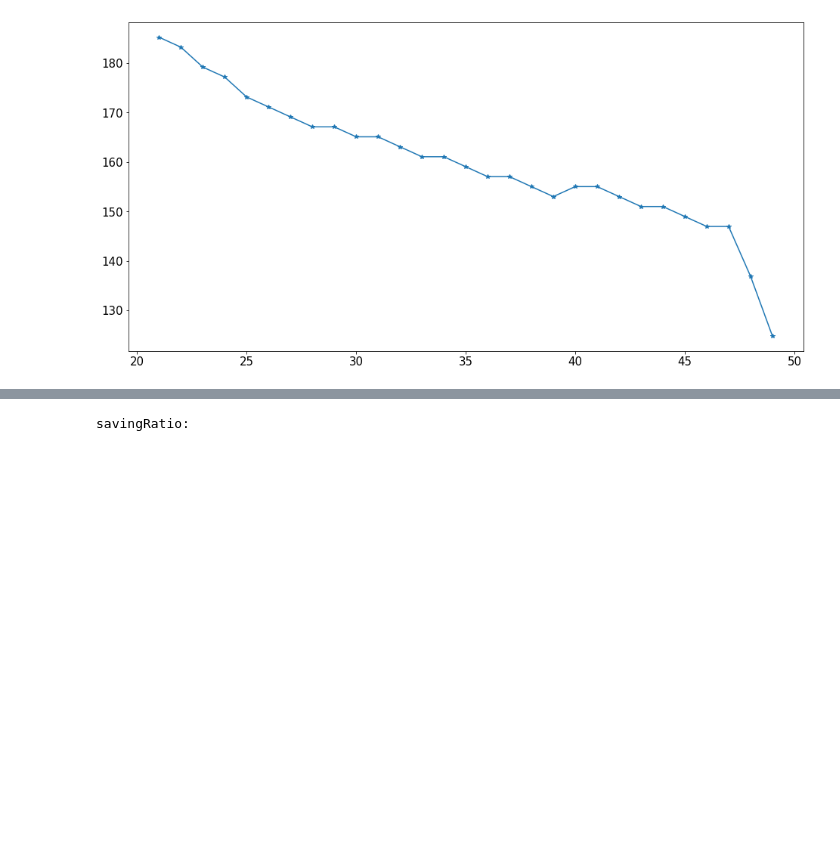
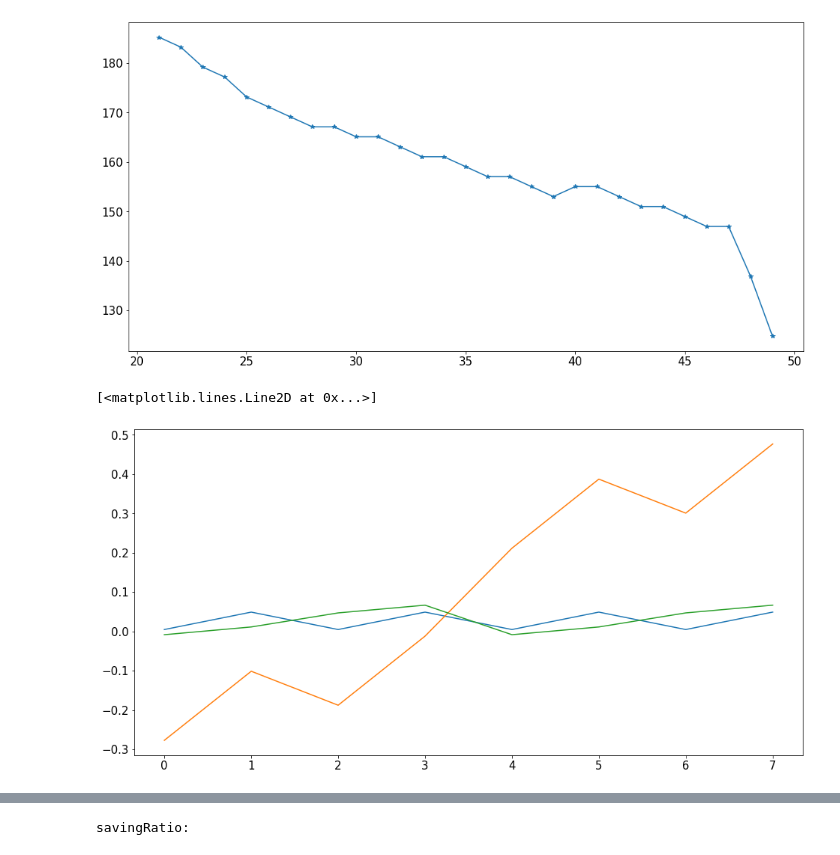
Before and after one commit to dongxulee/lifeCycleRefine, a Jupyter notebook: 20211025/simulation_richLow.ipynb, the cells around one changed output, grey strips where cells are left out. Drawn from its saved outputs; the diff is of its cells as text; code cells hidden in the pictures; blank space fills up the shorter version.

```diff
--- a/20211025/simulation_richLow.ipynb
+++ b/20211025/simulation_richLow.ipynb
@@ -48,0 +50,7 @@ np.save("savingRatio", savingRatio)
+# %%
+plt.plot(gGDP)
+plt.plot(r_k)
+plt.plot(r_b)
+# %% [output]
+[<matplotlib.lines.Line2D at 0x...>]
+[figure, added]
```
Also changed, not shown: parts of 2 cells of this notebook, 3 other files.
